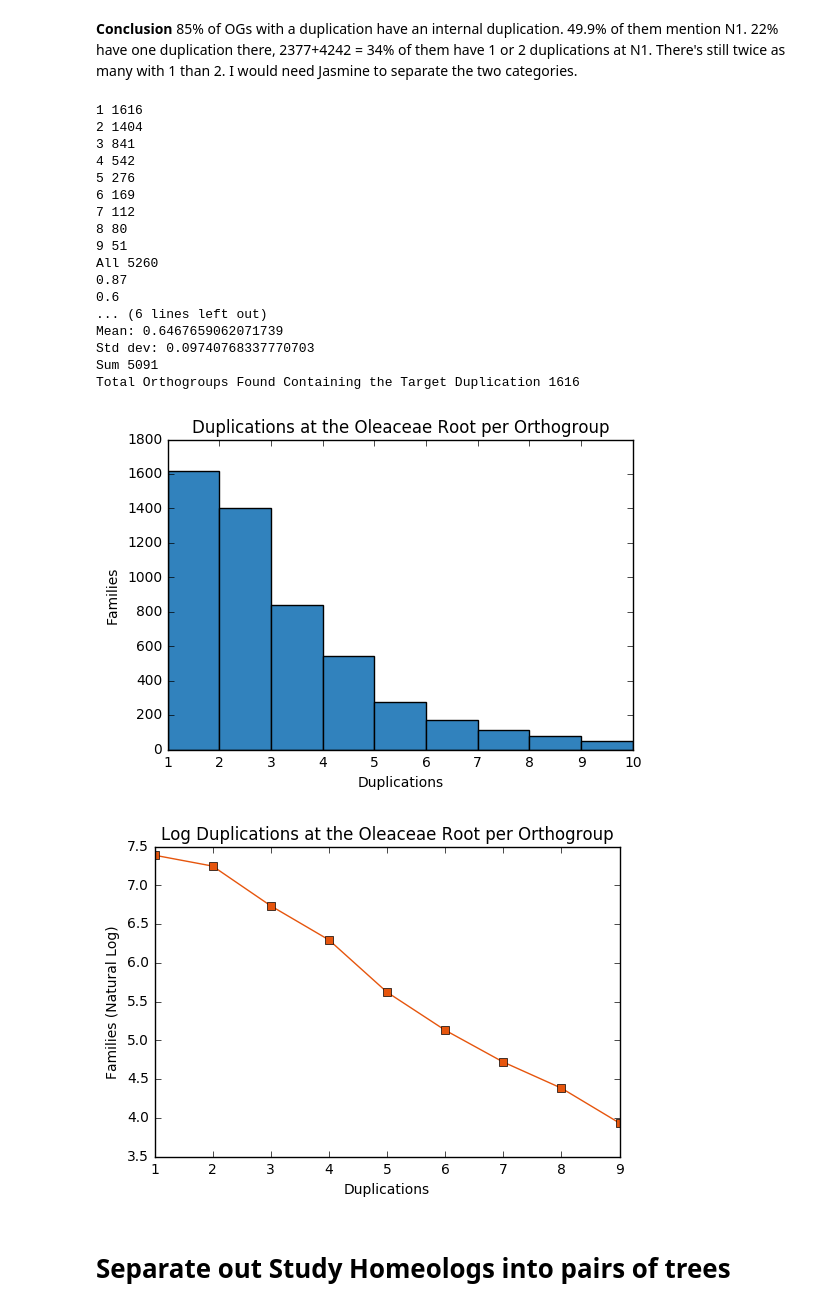
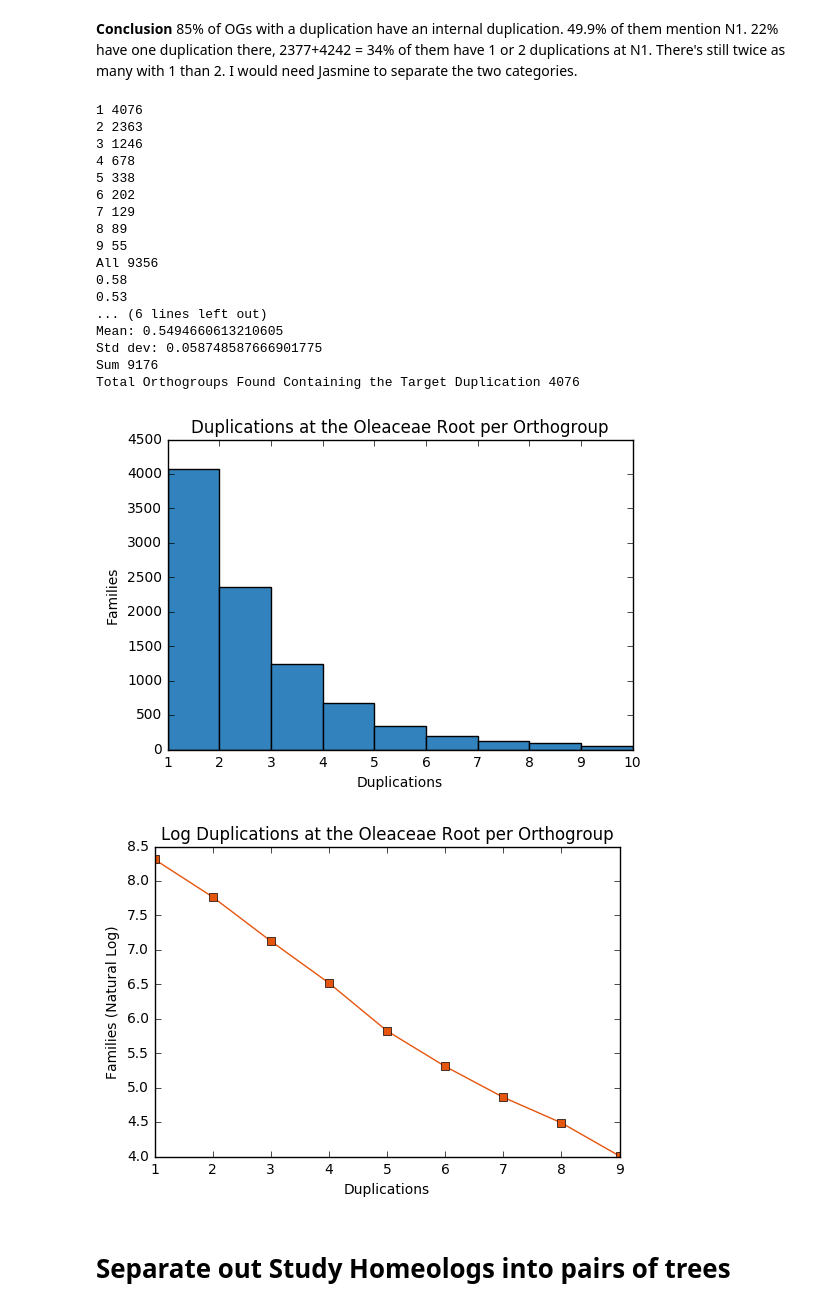
Before and after one commit to josiahseaman/DNA_Duplications, a Jupyter notebook: Homeologs_Analysis.ipynb, the cells around one changed output. Saved outputs shown, nothing was run; the diff lists cells and outputs as text; code cells hidden in the pictures.

Commit message:
Checkpoint: homeologs_analysis before restricting all results to 1 duplication event on Feb08 set.

```diff
--- a/Homeologs_Analysis.ipynb
+++ b/Homeologs_Analysis.ipynb
@@ -129,29 +129,29 @@ Total Orthogroups Found Containing the Target Duplication 4242
 # %% [markdown]
 **Conclusion** 85% of OGs with a duplication have an internal duplication.  49.9% of them mention N1.  22% have one duplication there, 2377+4242 = 34% of them have 1 or 2 duplications at N1.  There's still twice as many with 1 than 2.  I would need Jasmine to separate the two categories.
 # %%
-Feb05 = r"Ash_Proteome\Results_Jun25\Orthologues_Jul04_2\New_Analysis_From_Trees_Feb05\Duplications.csv"
-N2_counts, ortho_Feb05 = Nx_counts_from_Duplications(Feb05, 'N2')
-report_graphs_duplications_selection(N2_counts, ortho_Feb05)
+Feb08 = r"Ash_Proteome\Results_Jun25\Orthologues_Jul04_2\New_Analysis_From_Trees_Feb08\Duplications.csv"
+N2_counts, ortho_Feb08 = Nx_counts_from_Duplications(Feb08, 'N2')
+report_graphs_duplications_selection(N2_counts, ortho_Feb08)
 # %% [output]
-1 1616
-2 1404
-3 841
-4 542
-5 276
-6 169
-7 112
-8 80
-9 51
-All 5260
-0.87
-0.6
+1 4076
+2 2363
+3 1246
+4 678
+5 338
+6 202
+7 129
+8 89
+9 55
+All 9356
+0.58
+0.53
 ... (6 lines left out)
-Mean: 0.6467659062071739
-Std dev: 0.09740768337770703
-Sum 5091
-Total Orthogroups Found Containing the Target Duplication 1616
+Mean: 0.5494660613210605
+Std dev: 0.058748587666901775
+Sum 9176
+Total Orthogroups Found Containing the Target Duplication 4076
-[figure, old version]
+[figure, new version]
-[figure, old version]
+[figure, new version]
 # %% [markdown]
 # Separate out Study Homeologs into pairs of trees
 # %% [markdown]
```
Also changed, not shown: parts of 16 cells of this notebook, 1 other file.
